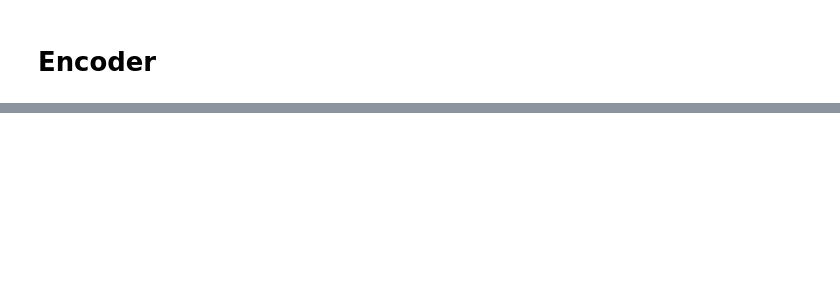
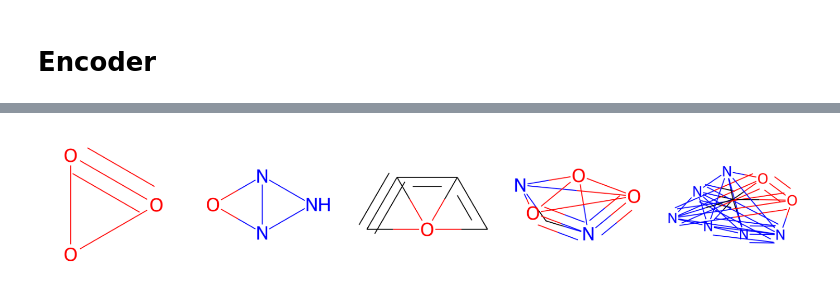
Before and after one commit to pkmtum/Molecular_Generative_Modeling, a Jupyter notebook: source/mixture_model.ipynb, the cells around one changed output, grey strips where cells are left out. Saved outputs shown, nothing was run; the diff lists cells and outputs as text; code cells hidden in the pictures; blank space fills up the shorter version.

```diff
--- a/source/mixture_model.ipynb
+++ b/source/mixture_model.ipynb
@@ -348,0 +359,25 @@ tensor([0, 0, 0, 1, 0, 0, 0, 1, 2, 1, 0, 0, 0, 0, 0, 0, 0, 1, 2, 0, 0, 2, 0, 2,
+# %%
+num_atoms = torch.tensor([3, 4, 5, 6, 9], dtype=torch.int64, device=device)
+data = decoder_model.sample(num_atoms, device)
+
+num_molecules = len(num_atoms)
+
+fig, axs = plt.subplots(1, num_molecules, figsize=(num_molecules * 3, 3))
+if num_molecules > 1:
+    axs = axs.flatten()
+
+for i in range(num_molecules):
+    graph = get_batch_item(data, i)
+    mol = graph_to_mol(data=graph, includes_h=include_hydrogen, validate=False)
+    if num_molecules > 1:
+        axis = axs[i]
+    else:
+        axis = axs
+    axis.imshow(Draw.MolToImage(mol))
+    axis.axis("off")
+
+
+plt.tight_layout()
+plt.show()
+# %% [output]
+[figure, added]
```
Also changed, not shown: parts of 7 cells of this notebook.
